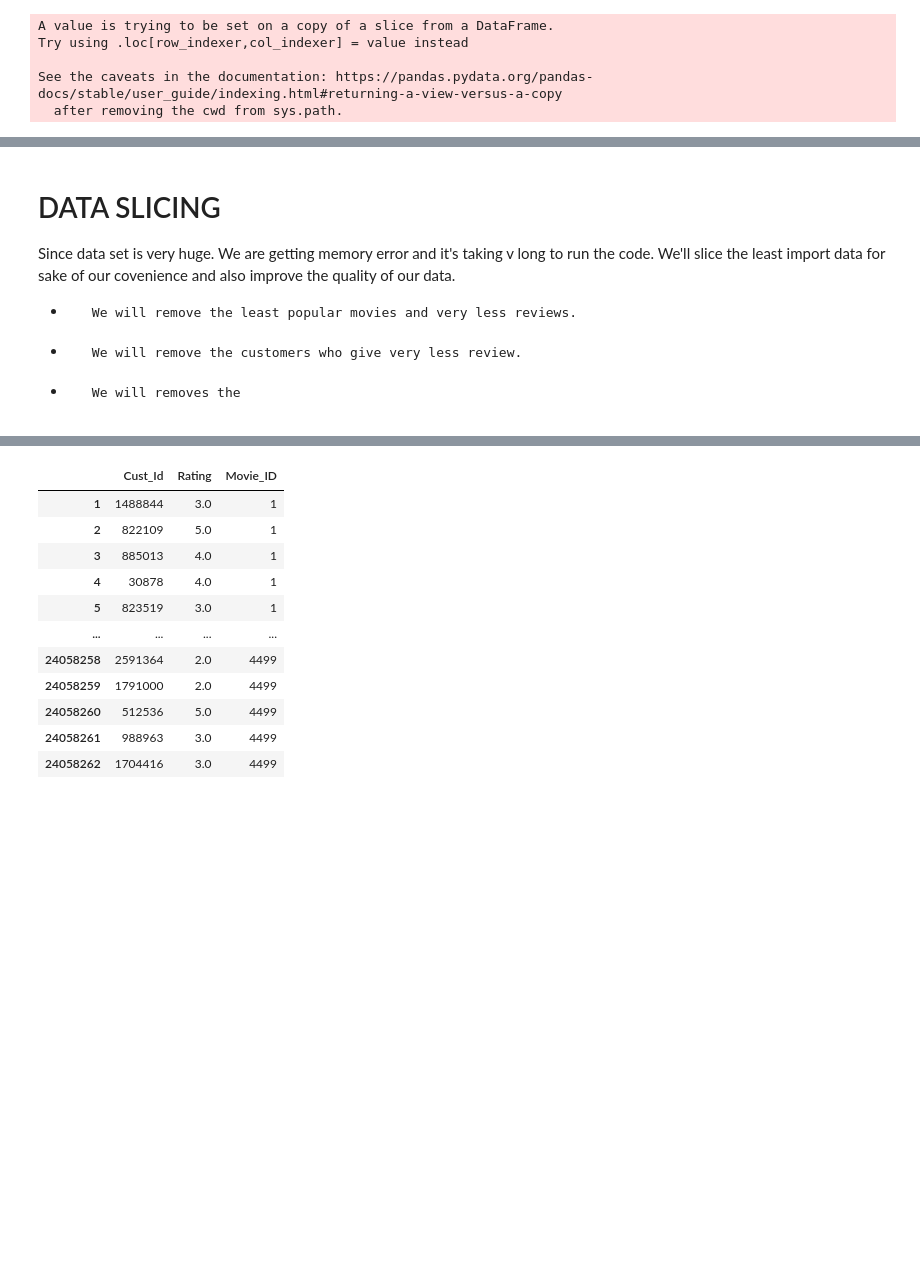
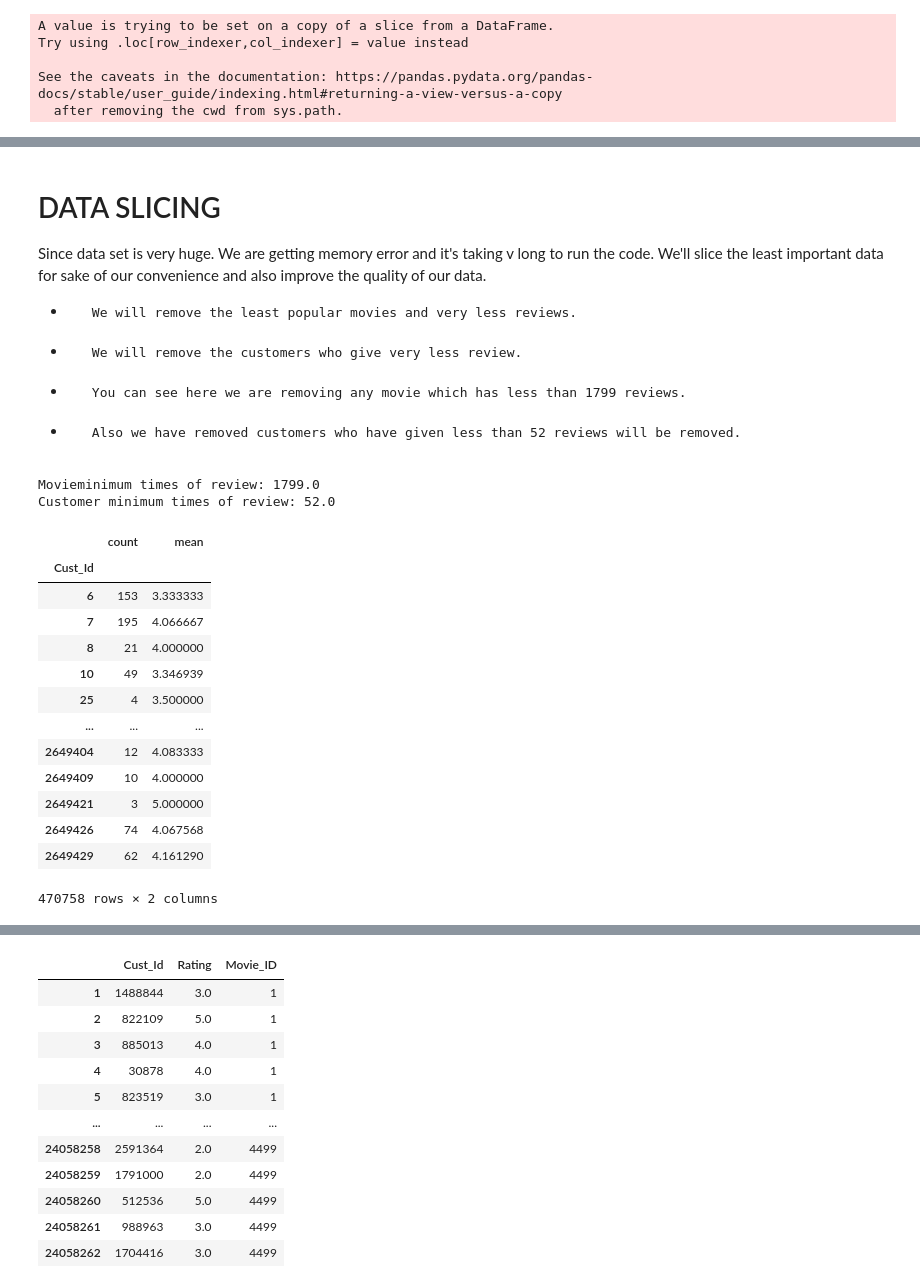
Before and after one commit to Abhiii1603/Abhiii1603, a Jupyter notebook: Netflix-recommendation.ipynb, the cells around one changed output, grey strips where cells are left out. Cells and saved outputs as stored; diff of their text form; code cells hidden in the pictures; blank space fills up the shorter version.

```diff
--- a/Netflix-recommendation.ipynb
+++ b/Netflix-recommendation.ipynb
@@ -330,13 +334,42 @@ netflix_dataset.sample(20)
 # DATA SLICING
 
 Since data set is very huge. We are getting memory error and it's taking v long to run the code.
-We'll slice the least import data for sake of our covenience and also improve the quality of our data.
+We'll slice the least important data for sake of our convenience and also improve the quality of our data.
 *      We will remove the least popular movies and very less reviews.
 *      We will remove the customers who give very less review.
-*      We will removes the
+*      You can see here we are removing any movie which has less than 1799 reviews.
+*      Also we have removed customers who have given less than 52 reviews will be removed.
 # %%
 func = ["count", "mean"]
 
 movie_summary = netflix_dataset.groupby("Movie_ID")["Rating"].agg(func)
 movie_summary.index = movie_summary.index.map(int)
 movie_benchmark = round(movie_summary['count'].quantile(0.7),0)
+drop_movies = movie_summary[movie_summary["count"] < movie_benchmark].index
+print('Movieminimum times of review: {}'.format(movie_benchmark))
+
+cust_summary = netflix_dataset.groupby("Cust_Id")["Rating"].agg(func)
+cust_summary.index = cust_summary.index.map(int)
+cust_benchmark = round(cust_summary["count"].quantile(0.7), 0)
+drop_cust_list = cust_summary[cust_summary["count"] < cust_benchmark].index
+print('Customer minimum times of review: {}'.format(cust_benchmark))
+# %% [output]
+Movieminimum times of review: 1799.0
+Customer minimum times of review: 52.0
+# %%
+cust_summary
+# %% [output]
+|  | count | mean |
+| Cust_Id |  |  |
+| 6 | 153 | 3.333333 |
+| 7 | 195 | 4.066667 |
+| 8 | 21 | 4.000000 |
+| 10 | 49 | 3.346939 |
+| 25 | 4 | 3.500000 |
+| ... | ... | ... |
+| 2649404 | 12 | 4.083333 |
+| 2649409 | 10 | 4.000000 |
+| 2649421 | 3 | 5.000000 |
+| 2649426 | 74 | 4.067568 |
+| 2649429 | 62 | 4.161290 |
+470758 rows × 2 columns
```
Also changed, not shown: parts of 15 cells of this notebook.
